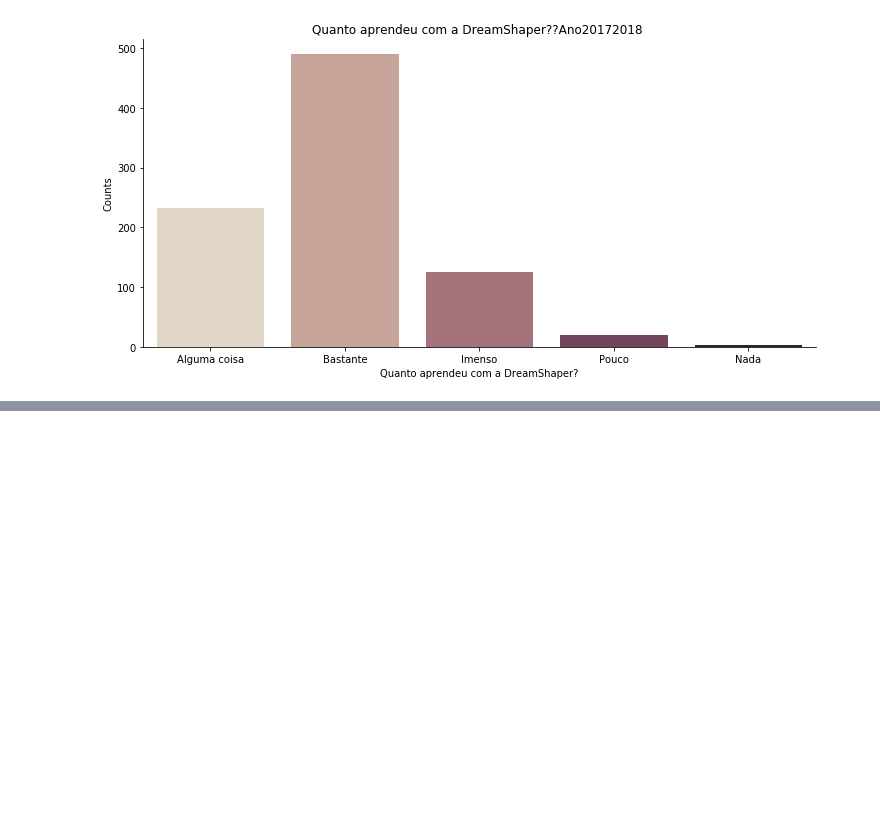
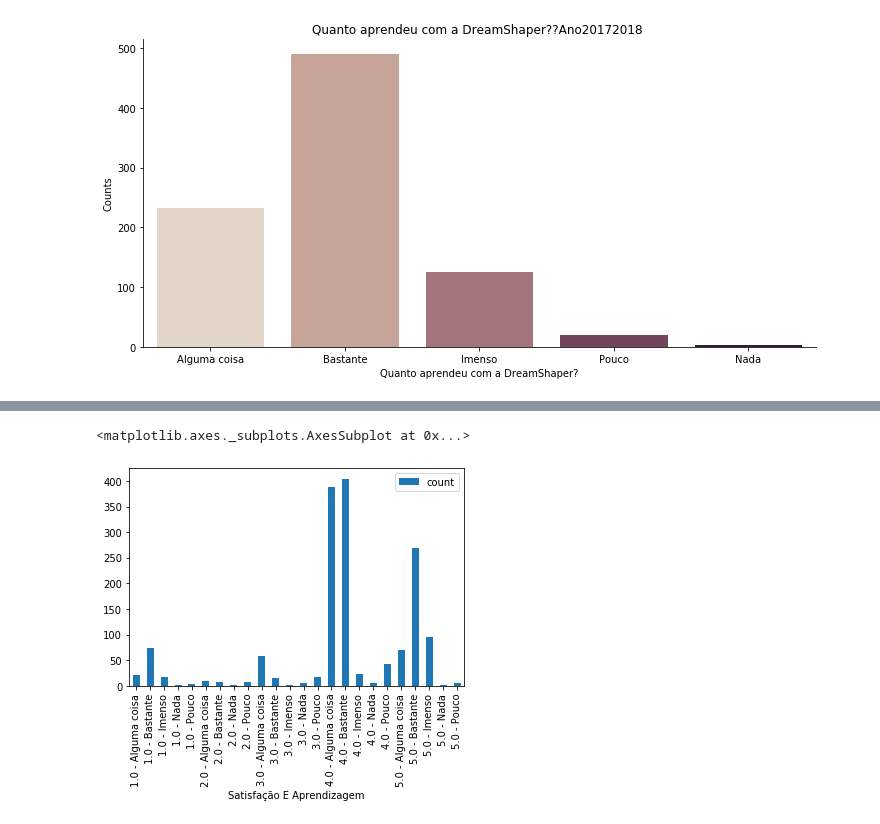
Before and after one commit to DSWorkPortugal/MscThesisFernando, a Jupyter notebook: DataAnalysis.ipynb, the cells around one changed output, grey strips where cells are left out. Drawn from its saved outputs; the diff is of its cells as text; code cells hidden in the pictures; blank space fills up the shorter version.

Commit message:
aprendizagem vs gosto

```diff
--- a/DataAnalysis.ipynb
+++ b/DataAnalysis.ipynb
@@ -209,0 +212,3 @@ a1_ax5.set(xlabel='Quanto aprendeu com a DreamShaper?', ylabel='Counts', title='
+# %%
+Ano20132014LearnvsTaste = Ano20132014.groupby(['Está satisfeito com a ferramenta DreamShaper?Encod','Quanto aprendeu com a DreamShaper?']).size().to_frame('count').reset_index()
+Ano20132014LearnvsTaste
@@ -209,0 +233,5 @@ a1_ax5.set(xlabel='Quanto aprendeu com a DreamShaper?', ylabel='Counts', title='
+# %%
+Ano20132014LearnvsTaste['Está satisfeito com a ferramenta DreamShaper?Encod'] = Ano20132014LearnvsTaste['Está satisfeito com a ferramenta DreamShaper?Encod'].astype(str)
+
+Ano20132014LearnvsTaste["Satisfação E Aprendizagem"]= Ano20132014LearnvsTaste[['Está satisfeito com a ferramenta DreamShaper?Encod', 'Quanto aprendeu com a DreamShaper?']].agg(' - '.join, axis=1)
+Ano20132014LearnvsTaste
@@ -209,0 +256,5 @@ a1_ax5.set(xlabel='Quanto aprendeu com a DreamShaper?', ylabel='Counts', title='
+# %%
+Ano20132014LearnvsTaste.plot.bar(x = 'Satisfação E Aprendizagem', y='count')
+# %% [output]
+<matplotlib.axes._subplots.AxesSubplot at 0x...>
+[figure, added]
```
Also changed, not shown: parts of 4 cells of this notebook.
